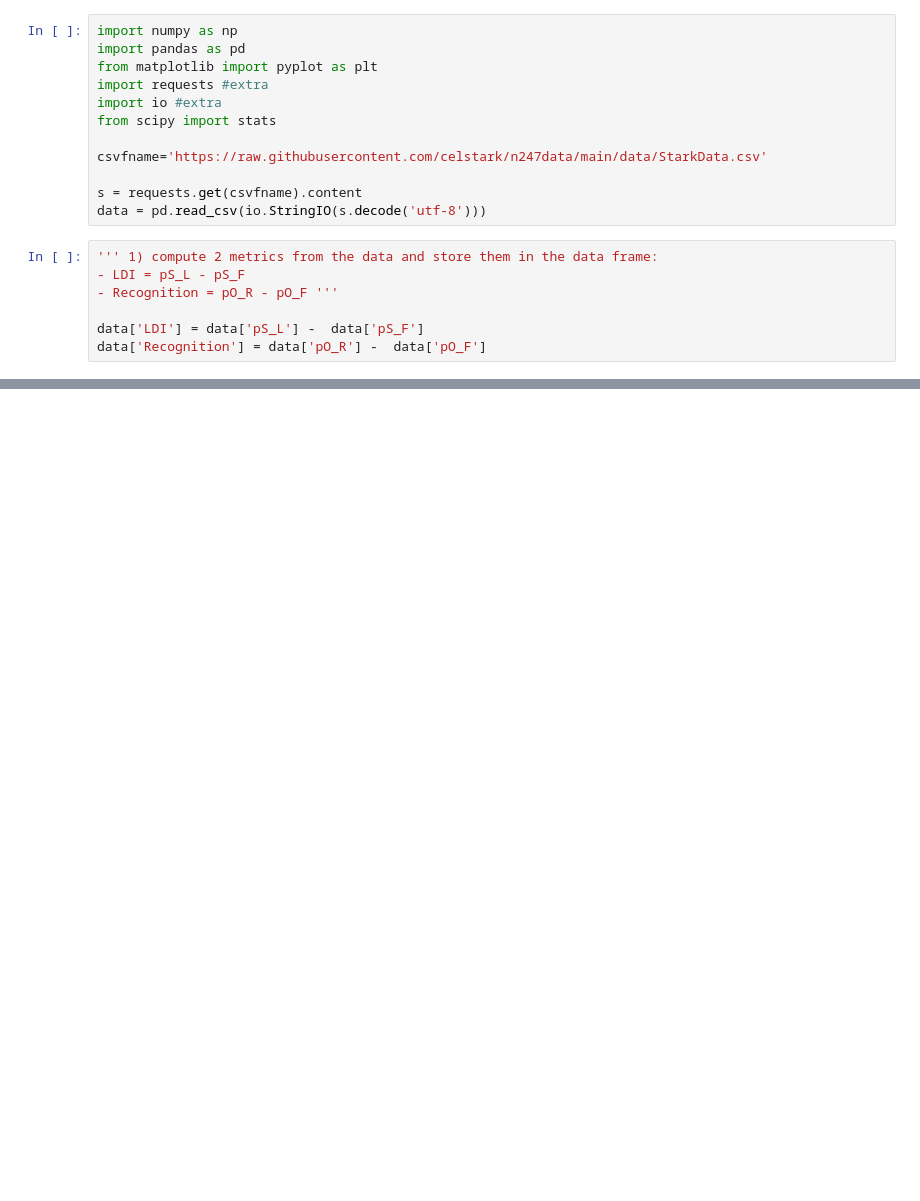
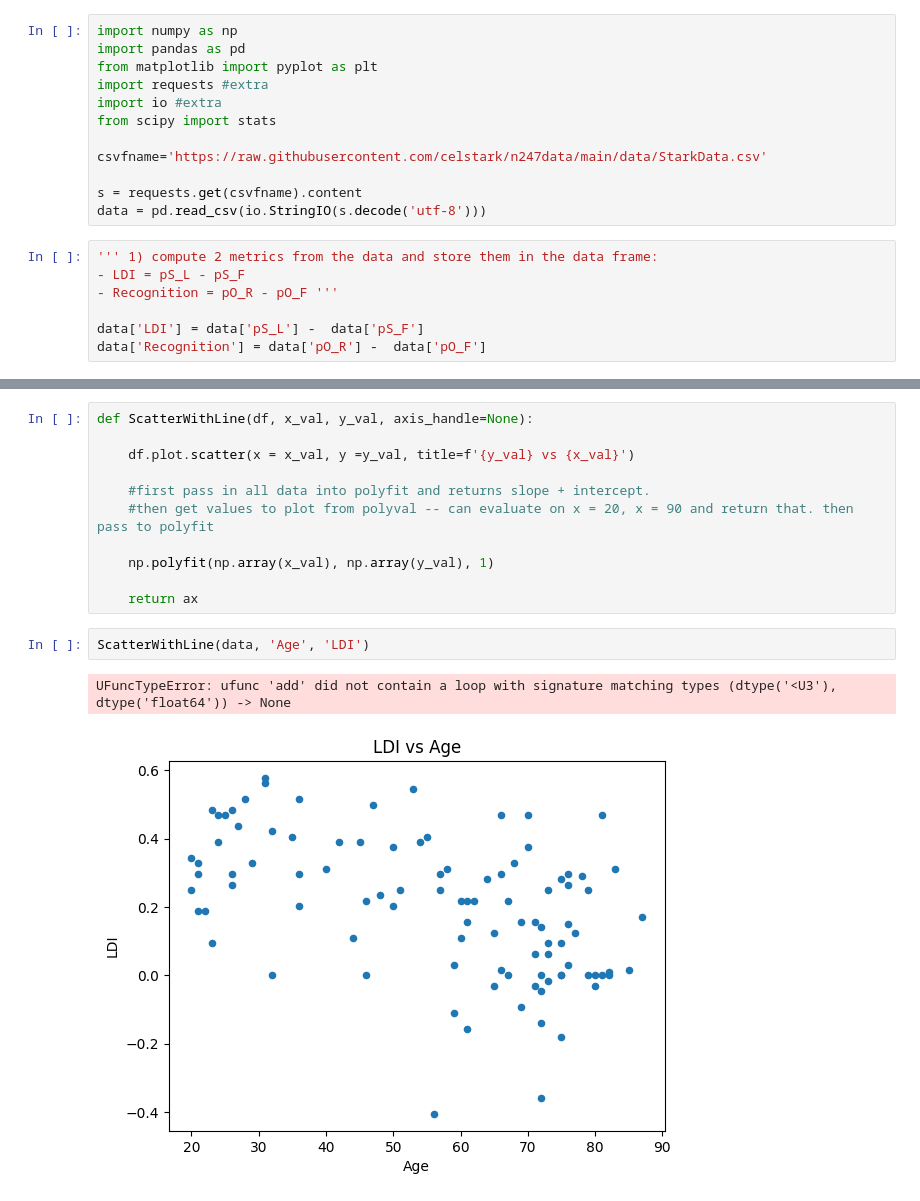
Before and after one commit to rochellekaper/n247_spring2025, a Jupyter notebook: ProblemSets/N247 PSet 7 Pandas - Plotting and grouping.ipynb, the cells around one changed output, grey strips where cells are left out. Saved outputs shown, nothing was run; the diff lists cells and outputs as text; blank space fills up the shorter version.

```diff
--- a/ProblemSets/N247 PSet 7 Pandas - Plotting and grouping.ipynb
+++ b/ProblemSets/N247 PSet 7 Pandas - Plotting and grouping.ipynb
@@ -125,0 +110,16 @@ plt.show()
+# %%
+def ScatterWithLine(df, x_val, y_val, axis_handle=None):
+
+    df.plot.scatter(x = x_val, y =y_val, title=f'{y_val} vs {x_val}')
+
+    #first pass in all data into polyfit and returns slope + intercept.
+    #then get values to plot from polyval -- can evaluate on x = 20, x = 90 and return that. then pass to polyfit
+
+    np.polyfit(np.array(x_val), np.array(y_val), 1)
+
+    return ax
+# %%
+ScatterWithLine(data, 'Age', 'LDI')
+# %% [output]
+UFuncTypeError: ufunc 'add' did not contain a loop with signature matching types (dtype('<U3'), dtype('float64')) -> None
+[figure, added]
```
Also changed, not shown: parts of 4 cells of this notebook, 1 other file.
